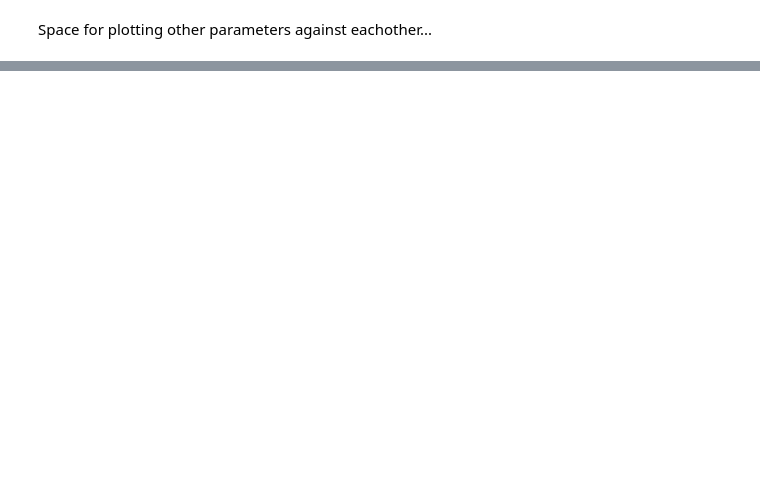
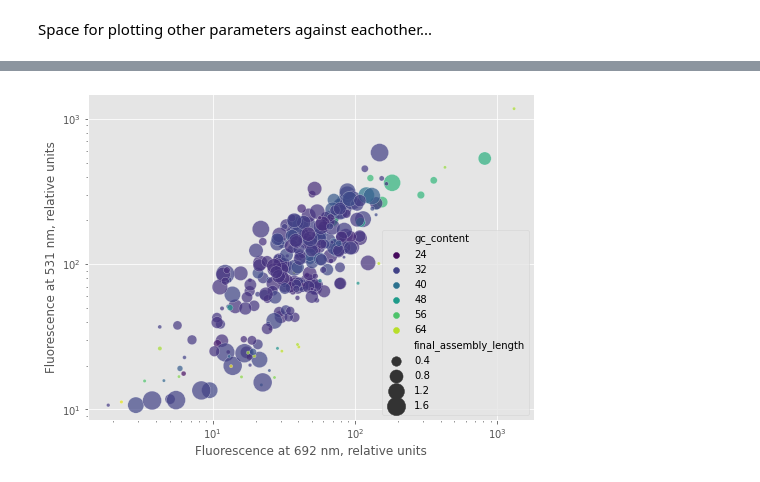
Before and after one commit to Bigelow-SCG-Course/Day1PM_SCG_data_intro, a Jupyter notebook: day1PM_playing_with_metadata.ipynb, the cells around one changed output, grey strips where cells are left out. Saved outputs shown, nothing was run; the diff lists cells and outputs as text; code cells hidden in the pictures; blank space fills up the shorter version.

```diff
--- a/day1PM_playing_with_metadata.ipynb
+++ b/day1PM_playing_with_metadata.ipynb
@@ -158,0 +162,4 @@ NameError: name 'Inte' is not defined
+# %%
+# flow cytometry dataframe
+fcdf = pd.read_csv("tbls/AG-910-data-export.csv")
+fcdf.head()
@@ -158,0 +175,4 @@ NameError: name 'Inte' is not defined
+# %%
+df['well'] = [i.split("-")[-1] for i in df['Sample_ID']]
+
+fcdf = df.merge(fcdf, on = 'well', how = 'left')
@@ -158,0 +189,22 @@ NameError: name 'Inte' is not defined
+# %%
+plt.style.use('ggplot')
+
+ax = sns.scatterplot(x = 'X692.40..488.',
+                y = 'X531.40..488.',
+                data = fcdf,
+                hue = 'gc_content',
+                size = 'final_assembly_length',
+                palette = 'viridis',
+                alpha = 0.7,   # makes dots transparent
+                sizes = (10, 400))
+
+ax.set(xscale = 'log',
+       yscale = 'log',
+       xlabel = 'Fluorescence at 692 nm, relative units',
+       ylabel = 'Fluorescence at 531 nm, relative units')
+
+ax.legend(loc = 'best', ncol = 1)
+
+plt.show()
+# %% [output]
+[figure, added]
```
Also changed, not shown: parts of 12 cells of this notebook, 3 other files.
